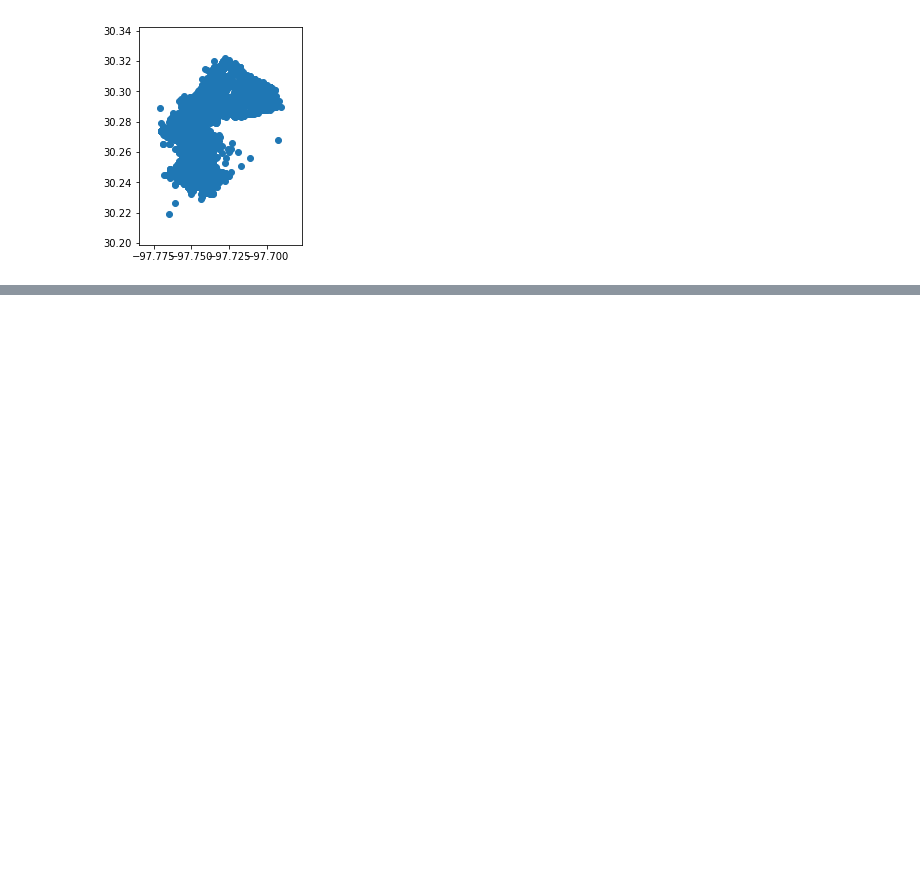
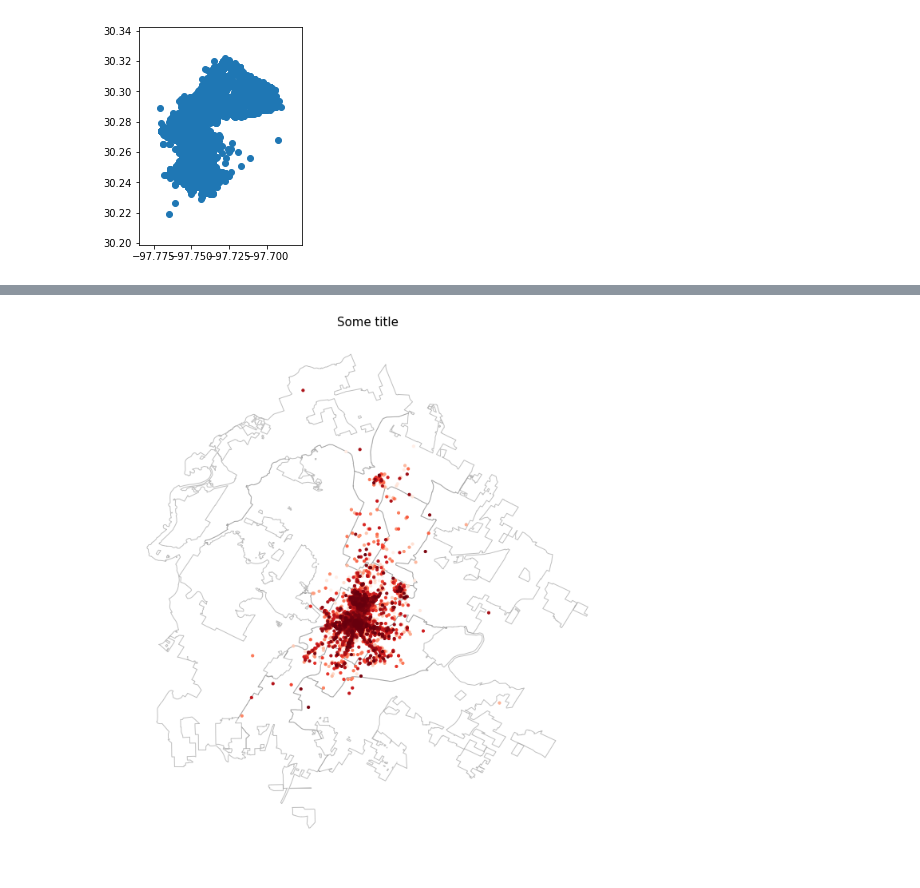
Before and after one commit to SohamMody/Event-Detection-from-Dockless-Scooter-Trips-Austin, a Jupyter notebook: EDA.ipynb, the cells around one changed output, grey strips where cells are left out. Cells and saved outputs as stored; diff of their text form; code cells hidden in the pictures; blank space fills up the shorter version.

```diff
--- a/EDA.ipynb
+++ b/EDA.ipynb
@@ -173,0 +252,19 @@ AttributeError: 'module' object has no attribute 'request'
+# %%
+fig, ax = plt.subplots(figsize  = (12, 12))
+
+ax.set_title("Some title", fontsize=15)
+
+council_districts.plot(ax=ax, legend=True, scheme='Equal_Interval', k=5, color="white", edgecolor='grey', lw=1,alpha=0.5)
+
+ax.axis('off')
+# leg = ax.get_legend()
+# leg.set_bbox_to_anchor((0.35, 0.95, 0, 0))
+
+dockless_sub_gdf[dockless_sub_gdf['hour']==16].plot(ax=ax, cmap='Reds', markersize=10)
+
+#Correct aspect ratio
+ax.axes.set_aspect('equal')
+
+plt.show()
+# %% [output]
+[figure, added]
```
Also changed, not shown: parts of 16 cells of this notebook.
